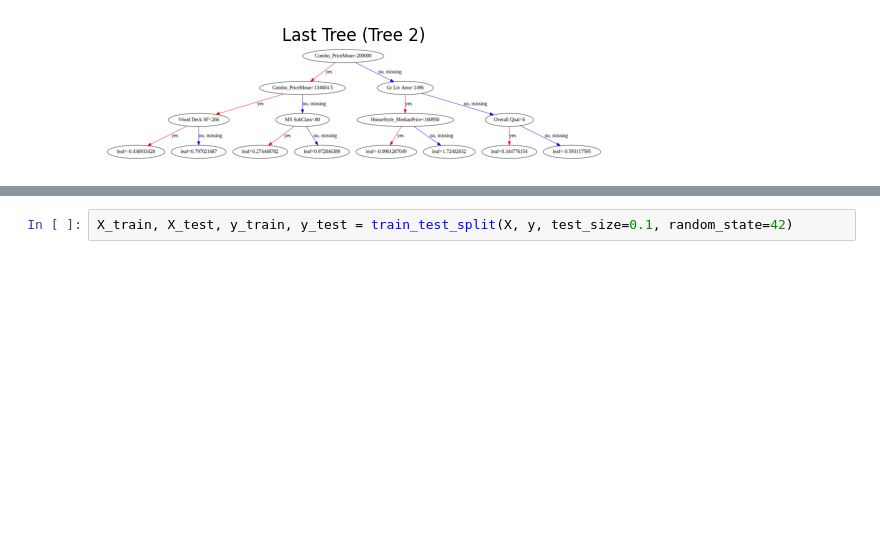
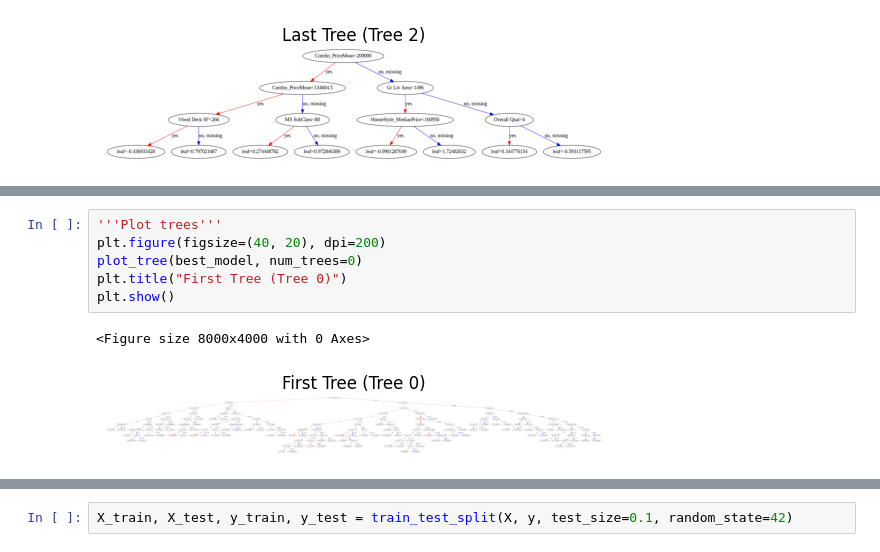
Before and after one commit to hedesiustefan/ML_Project, a Jupyter notebook: Discretization/ML_Lab2_Discretization.ipynb, the cells around one changed output, grey strips where cells are left out. Saved outputs shown, nothing was run; the diff lists cells and outputs as text; blank space fills up the shorter version.

```diff
--- a/Discretization/ML_Lab2_Discretization.ipynb
+++ b/Discretization/ML_Lab2_Discretization.ipynb
@@ -378,0 +366,9 @@ Now 10 90 split + stratified k fold cv
+# %%
+'''Plot trees'''
+plt.figure(figsize=(40, 20), dpi=200)
+plot_tree(best_model, num_trees=0)
+plt.title("First Tree (Tree 0)")
+plt.show()
+# %% [output]
+<Figure size 8000x4000 with 0 Axes>
+[figure, added]
```
Also changed, not shown: parts of 77 cells of this notebook, 9 other files.
